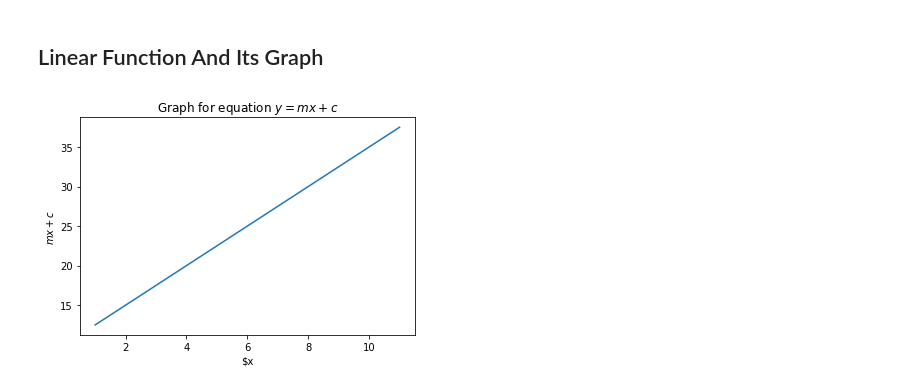
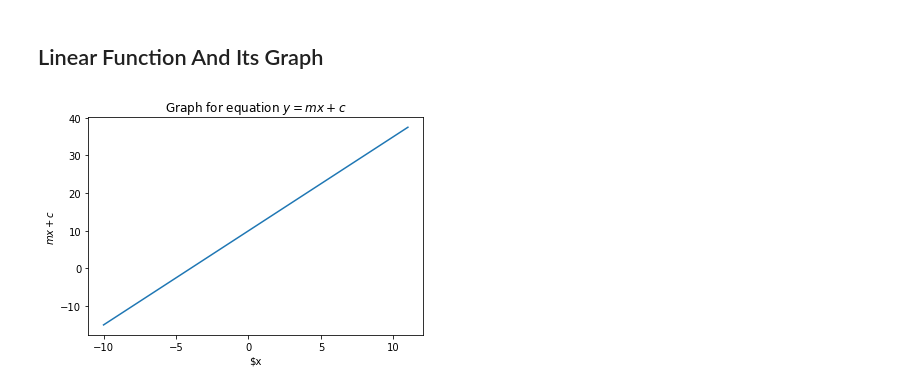
Before and after one commit to shashigharti/python-examples-for-beginners, a Jupyter notebook: notebooks/functions.ipynb, the cells around one changed output. Saved outputs shown, nothing was run; the diff lists cells and outputs as text; code cells hidden in the pictures.

```diff
--- a/notebooks/functions.ipynb
+++ b/notebooks/functions.ipynb
@@ -19,9 +19,8 @@ import math
 # %%
 ### Generate points and plot the graph for equation y=e**x ###
 
-x_rng = [1, 12]
+x_rng = [-10, 12]
 f = lambda x: math.exp(x)
-print(type(f))
 x,y = functions.generate(f, rng = x_rng)
 functions.plot_graph(x, y, label_y = "$\exp(x)$", label_x = "$x", title = "Graph for equation $y=e^{x}$")
 # %% [output]
@@ -41,15 +30,15 @@ functions.plot_graph(x, y, label_y = "$\exp(-x)$", label_x = "$x", title = "Grap
 # %%
 ### Generate points and plot the graph for equation y=mx + c ###
 
-x_rng = [1, 12]
+x_rng = [-10, 12]
 
 # slope and intercept
 m = 2.5
 c = 10
 
 # Generate Data
 f = lambda x: m*x + c
 x, y = functions.generate(f, rng = x_rng)
 functions.plot_graph(x, y, label_y = "$mx + c$", label_x = "$x", title = "Graph for equation $y=mx + c$")
 # %% [output]
-[figure, old version]
+[figure, new version]
```
Also changed, not shown: parts of 4 cells of this notebook.
